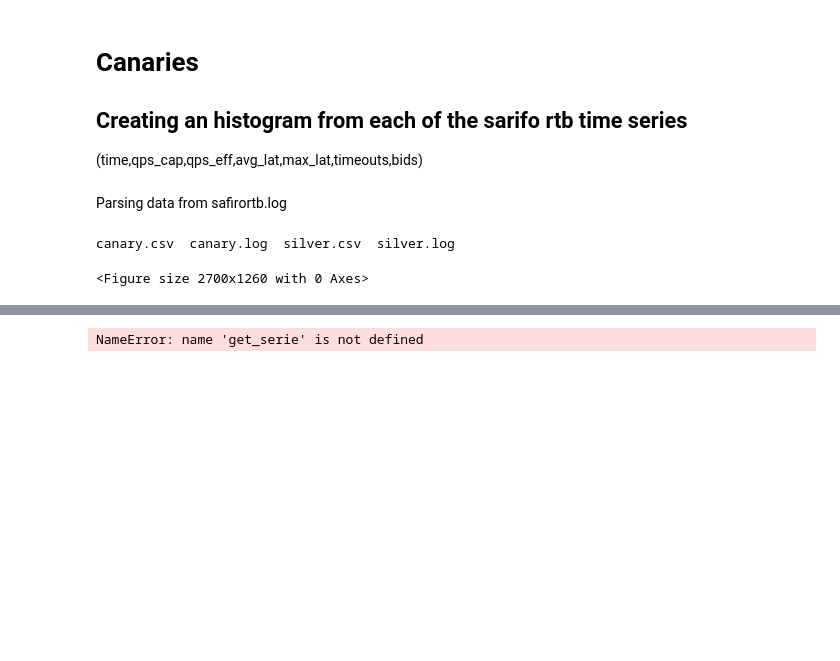
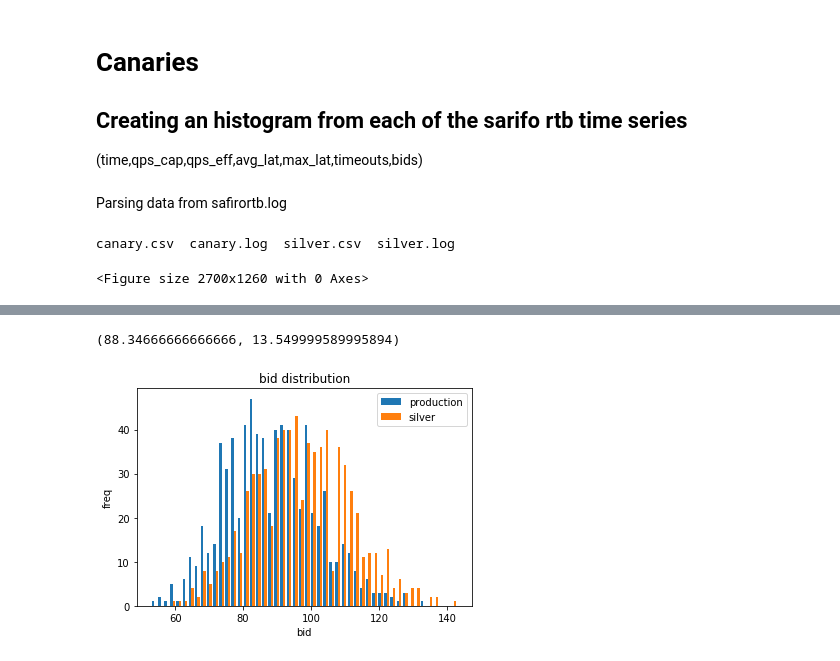
Before and after one commit to gmaggiotti/bidder-stats, a Jupyter notebook: src/ap_canaries.ipynb, the cells around one changed output, grey strips where cells are left out. Cells and saved outputs as stored; diff of their text form; code cells hidden in the pictures; blank space fills up the shorter version.

```diff
--- a/src/ap_canaries.ipynb
+++ b/src/ap_canaries.ipynb
@@ -70,14 +71,15 @@ canary.mean(),math.sqrt(canary.var())
 # %%
 canary = get_serie(canary_ds, Type.bids, None, None)
 silver = get_serie(silver_ds, Type.bids, None, None)
-plt.hist([canary, silver], bins=50, label=['canary', 'silver'])
+plt.hist([canary, silver], bins=50, label=['production', 'silver'])
 plt.title('bid distribution')
 plt.xlabel('bid')
 plt.ylabel('freq');
 plt.legend(loc='upper right')
 canary.mean(),math.sqrt(canary.var())
 # %% [output]
-NameError: name 'get_serie' is not defined
+(88.34666666666666, 13.549999589995894)
+[figure, added]
 # %%
 from matplotlib.pyplot import figure
 import matplotlib.pyplot as plt
```
Also changed, not shown: parts of 5 cells of this notebook, 15 other files.
